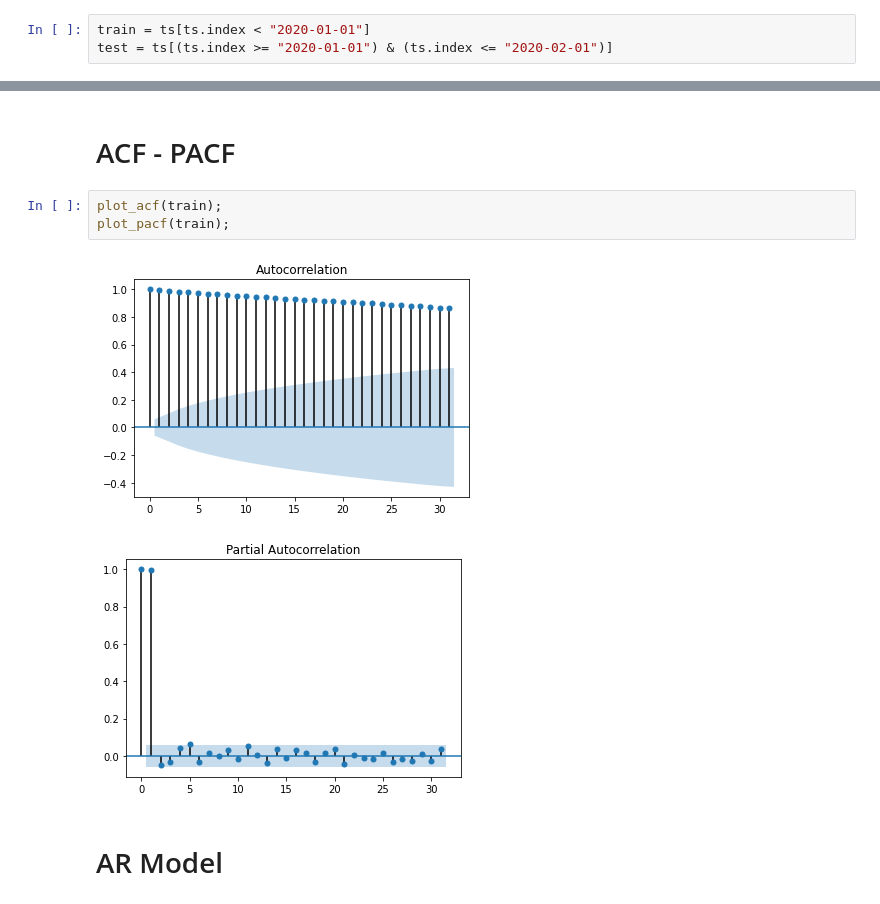
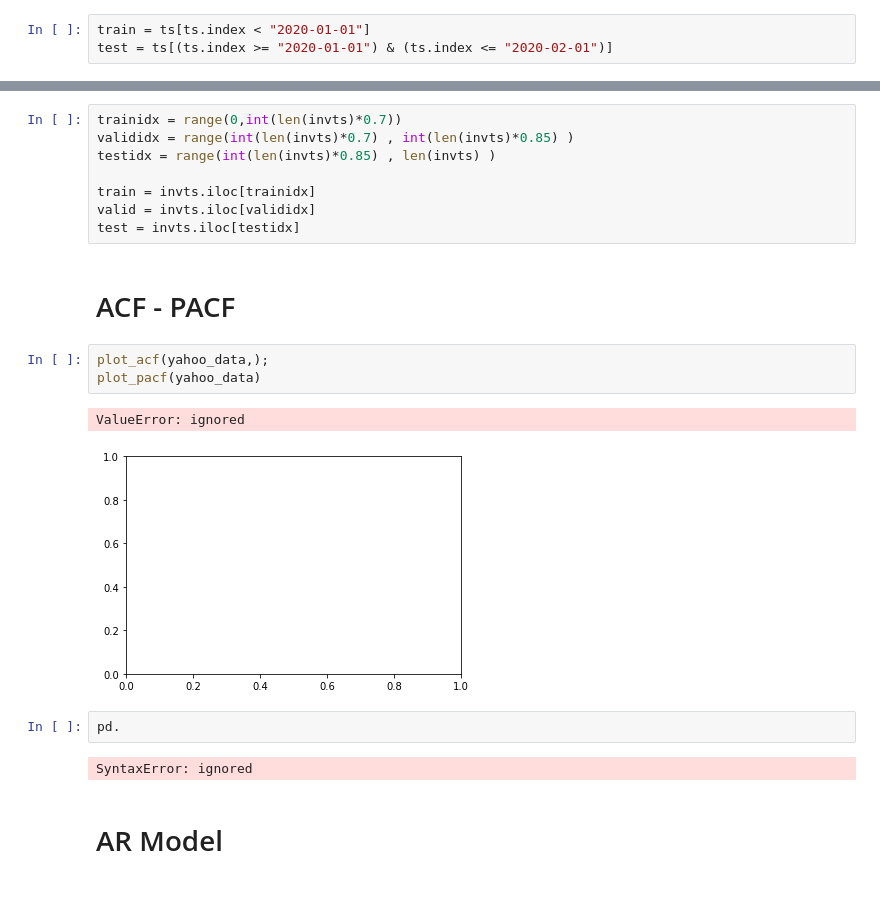
Before and after one commit to karaee/ExchangeRateTSDL, a Jupyter notebook: ar.ipynb, the cells around one changed output, grey strips where cells are left out. Drawn from its saved outputs; the diff is of its cells as text.

```diff
--- a/ar.ipynb
+++ b/ar.ipynb
@@ -93,11 +198,23 @@ test = ts[(ts.index >= "2020-01-01") & (ts.index <= "2020-02-01")]
+# %%
+trainidx = range(0,int(len(invts)*0.7))
+valididx = range(int(len(invts)*0.7) , int(len(invts)*0.85) )
+testidx = range(int(len(invts)*0.85) , len(invts) )
+
+train = invts.iloc[trainidx]
+valid = invts.iloc[valididx]
+test = invts.iloc[testidx]
 # %% [markdown]
 # ACF - PACF
 # %%
-plot_acf(train);
-plot_pacf(train);
+plot_acf(yahoo_data,);
+plot_pacf(yahoo_data)
 # %% [output]
+ValueError: ignored
-[figure, old version]
+[figure, new version]
-[figure, removed]
+# %%
+pd.
+# %% [output]
+SyntaxError: ignored
 # %% [markdown]
 # AR Model
 # %%
```
Also changed, not shown: parts of 26 cells of this notebook.
